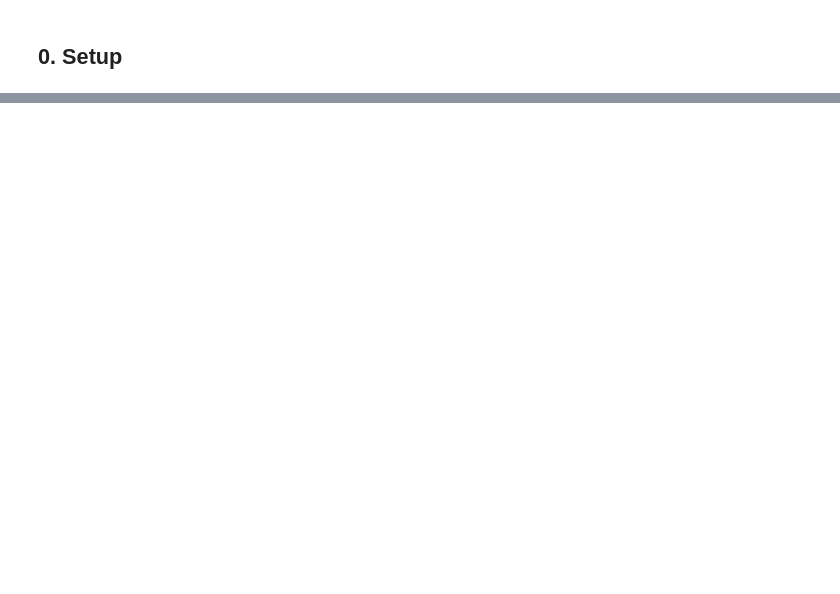
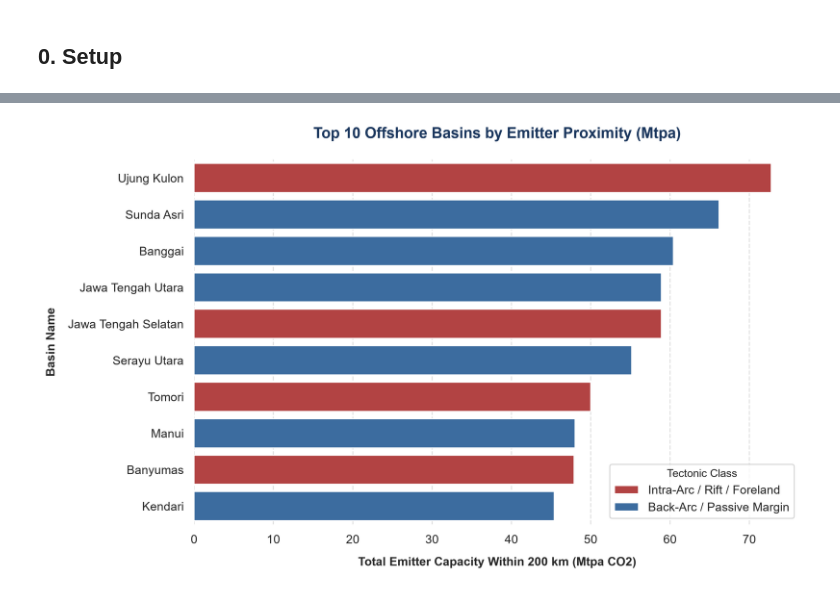
Before and after one commit to Arsyrahmatullah/ccs-screening, a Jupyter notebook: notebooks/00_tier1_national_screening.ipynb, the cells around one changed output, grey strips where cells are left out. Cells and saved outputs as stored; diff of their text form; code cells hidden in the pictures; blank space fills up the shorter version.

Commit message:
Update Tier 1 screening pipeline, dependencies, and generated figures

```diff
--- a/notebooks/00_tier1_national_screening.ipynb
+++ b/notebooks/00_tier1_national_screening.ipynb
@@ -500,0 +335,14 @@ Monte Carlo capacity, specific to the Sunda-Asri Basin.
+# %%
+
+ts = cfg["tier1_scoring"]
+
+basins_scored = basin_accessibility_scores(
+    basins_qualified, emitters,
+    radius_km=ts["search_radius_km"],
+    min_distance_floor_km=ts["min_distance_floor_km"],
+    basin_lat_col="lat", basin_lon_col="lon",
+    emitter_lat_col="lat", emitter_lon_col="lon",
+    capacity_col="capacity_mtpa_co2_est" if "capacity_mtpa_co2_est" in emitters.columns else "lat",
+)
+basins_scored[["basin", "n_emitters_within_radius", "total_capacity_within_radius_mtpa", "accessibility_index"]] \
+    .sort_values("accessibility_index", ascending=False).head()
@@ -500,0 +528,71 @@ Monte Carlo capacity, specific to the Sunda-Asri Basin.
+# %%
+
+sns.set_theme(style="whitegrid")
+figures_dir = REPO_ROOT / "figures"
+figures_dir.mkdir(parents=True, exist_ok=True)
+
+# Unified color mapping for Tectonic Classes
+palette_colors = {
+    "Back-Arc / Passive Margin": "#2B6CB0",        # Safe / High Priority (Blue)
+    "Intra-Arc / Rift / Foreland": "#C53030",      # Caution / Medium (Red)
+    "Fore-Arc / Deep Oceanic": "#718096",          # High Risk (Gray)
+    "Unclassified / Intermediate": "#ED8936"       # Unknown (Orange)
+}
+
+# ---------------------------------------------------------
+# 1. HORIZONTAL BAR CHART: EMITTER PROXIMITY (300 DPI)
+# ---------------------------------------------------------
+fig, ax = plt.subplots(figsize=(10, 6), dpi=300)
+
+sns.barplot(
+    x="total_capacity_within_radius_mtpa",
+    y="basin",
+    hue="tectonic_class",
+    data=emitter_sorted.reset_index().head(10),
+    palette=palette_colors,
+    dodge=False,
+    ax=ax
+)
+
+ax.set_title("Top 10 Offshore Basins by Emitter Proximity (Mtpa)", fontsize=14, fontweight='bold', pad=20, color='#1A365D')
+ax.set_xlabel("Total Emitter Capacity Within 200 km (Mtpa CO2)", fontsize=11, fontweight='semibold', labelpad=10)
+ax.set_ylabel("Basin Name", fontsize=11, fontweight='semibold', labelpad=10)
+
+sns.despine(left=True, bottom=True)
+ax.xaxis.grid(True, linestyle='--', alpha=0.6)
+ax.yaxis.grid(False)
+ax.legend(title="Tectonic Class", title_fontsize='10', loc="lower right", frameon=True)
+
+plt.tight_layout()
+plt.savefig(figures_dir / "top_basins_proximity_bar.png", bbox_inches='tight', dpi=300)
+plt.show()
+
+
+# ---------------------------------------------------------
+# 2. HORIZONTAL BAR CHART: STORAGE CAPACITY (300 DPI)
+# ---------------------------------------------------------
+fig2, ax2 = plt.subplots(figsize=(10, 6), dpi=300)
+
+sns.barplot(
+    x="P50_Gt",
+    y="basin",
+    hue="tectonic_class",
+    data=storage_sorted.reset_index().head(10),
+    palette=palette_colors,
+    dodge=False,
+    ax=ax2
+)
+
+ax2.set_title("Top 10 Offshore Basins by Physical Storage Capacity (P50 Gt)", fontsize=14, fontweight='bold', pad=20, color='#1A365D')
+ax2.set_xlabel("P50 Storage Capacity (Gt CO2)", fontsize=11, fontweight='semibold', labelpad=10)
+ax2.set_ylabel("Basin Name", fontsize=11, fontweight='semibold', labelpad=10)
+
+sns.despine(left=True, bottom=True)
+ax2.xaxis.grid(True, linestyle='--', alpha=0.6)
+ax2.yaxis.grid(False)
+ax2.legend(title="Tectonic Class", title_fontsize='10', loc="lower right", frameon=True)
+
+plt.tight_layout()
+plt.savefig(figures_dir / "top_basins_storage_bar.png", bbox_inches='tight', dpi=300)
+plt.show()
+# %% [output]
@@ -500,0 +600 @@ Monte Carlo capacity, specific to the Sunda-Asri Basin.
+[figure, added]
```
Also changed, not shown: parts of 47 cells of this notebook, 16 other files.
